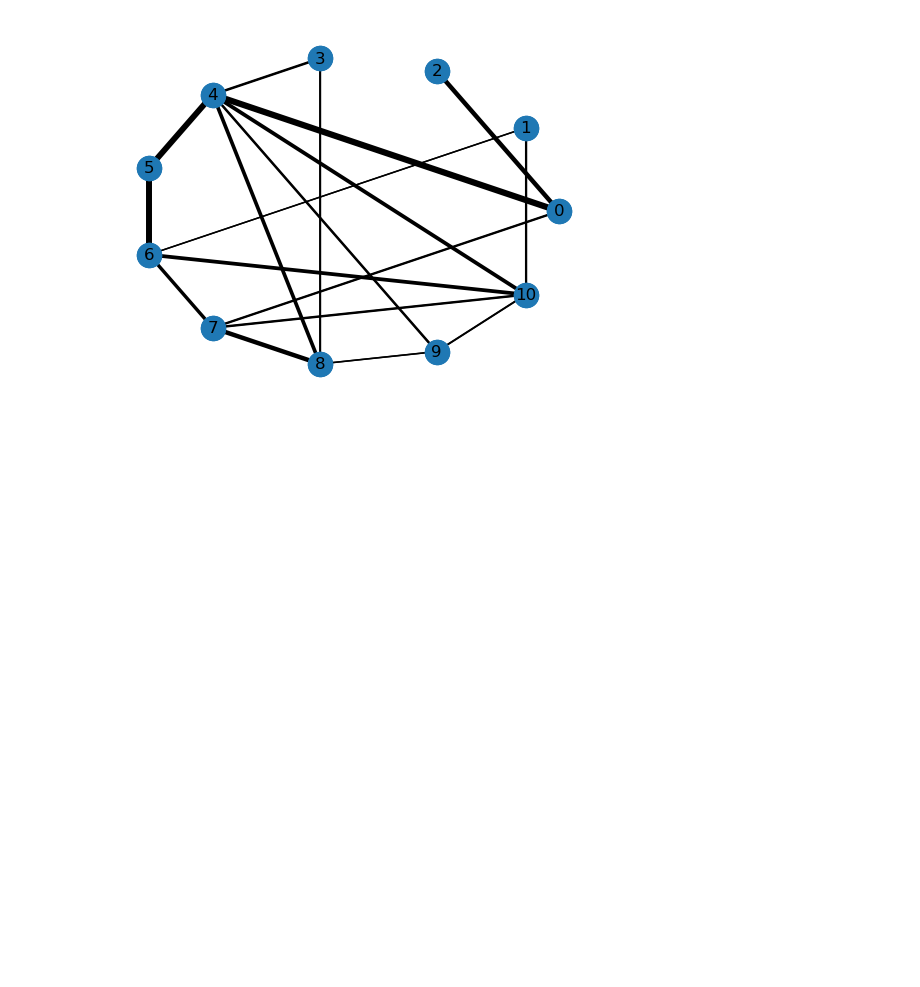
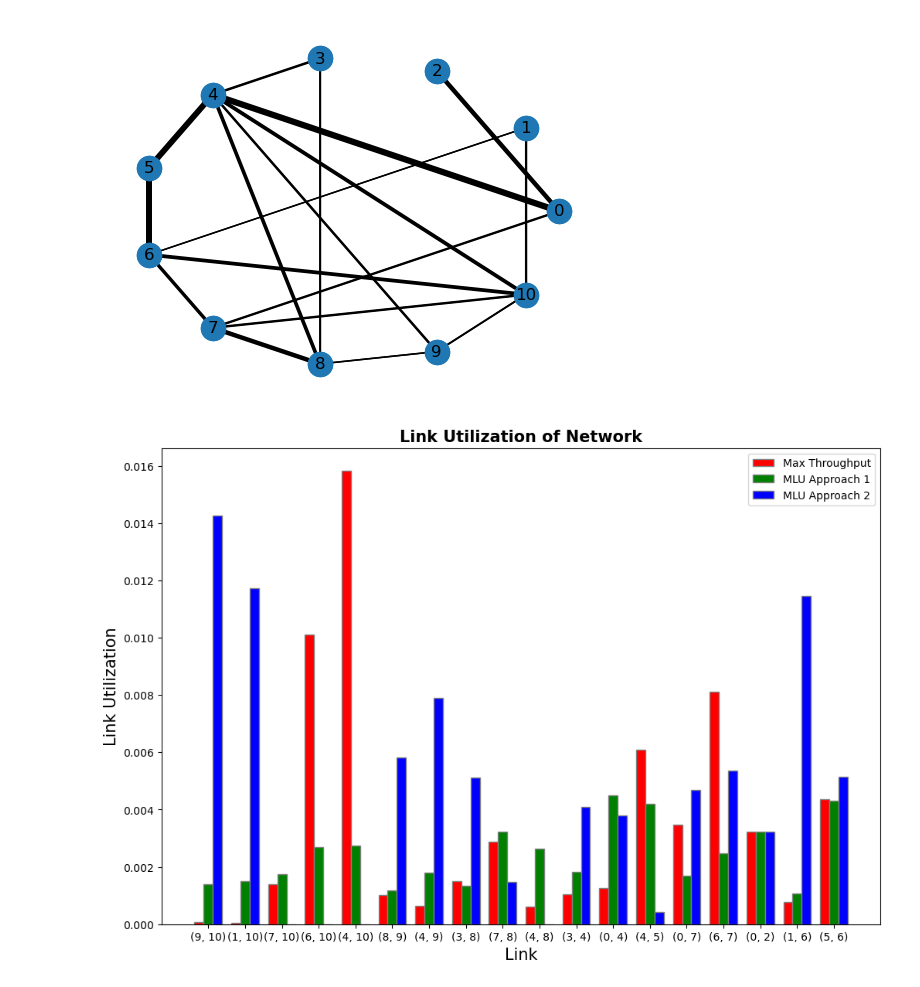
Before and after one commit to benbananas/NetworksFinal, a Jupyter notebook: visualizations.ipynb, the cells around one changed output. Drawn from its saved outputs; the diff is of its cells as text; code cells hidden in the pictures; blank space fills up the shorter version.

```diff
--- a/visualizations.ipynb
+++ b/visualizations.ipynb
@@ -225,10 +346,12 @@ Optimal objective  4.490237970e-03
 # get edge flows
 flows = {}
 modelVars = m.getVars()
+MLU_constraint = []
 for i in range(1, len(G.edges())+1):
     var = modelVars[i]
     edge = eval(var.VarName)
     flows[edge] = var.X
+    MLU_constraint.append(var.X / 1e9)
 nx.set_edge_attributes(G, flows, "flow")
 nx.draw_networkx(G,pos)
 widths = []
@@ -239,0 +366,29 @@ nx.draw(G, pos, width=widths)
+# %%
+# set width of bar
+barWidth = 0.25
+fig = plt.subplots(figsize =(12, 8))
+
+# Set position of bar on X axis
+br1 = np.arange(len(max_flow_edges))
+br2 = [x + barWidth for x in br1]
+br3 = [x + barWidth for x in br2]
+
+# Make the plot
+plt.bar(br1, max_flow_edges, color ='r', width = barWidth,
+        edgecolor ='grey', label ='Max Throughput')
+plt.bar(br2, MLU_constraint, color ='g', width = barWidth,
+        edgecolor ='grey', label ='MLU Approach 1')
+plt.bar(br3, MLU_objective, color ='b', width = barWidth,
+        edgecolor ='grey', label ='MLU Approach 2')
+
+# Adding Xticks
+plt.xlabel('Link', fontsize = 15)
+plt.ylabel('Link Utilization', fontsize = 15)
+plt.xticks([r + barWidth for r in range(len(max_flow_edges))],bar_labels)
+plt.title('Link Utilization of Network', fontweight ='bold', fontsize = 15)
+
+plt.legend()
+# plt.show()
+plt.savefig("LU_bar_plot.png")
+# %% [output]
+[figure, added]
```
Also changed, not shown: parts of 11 cells of this notebook, 2 other files.
